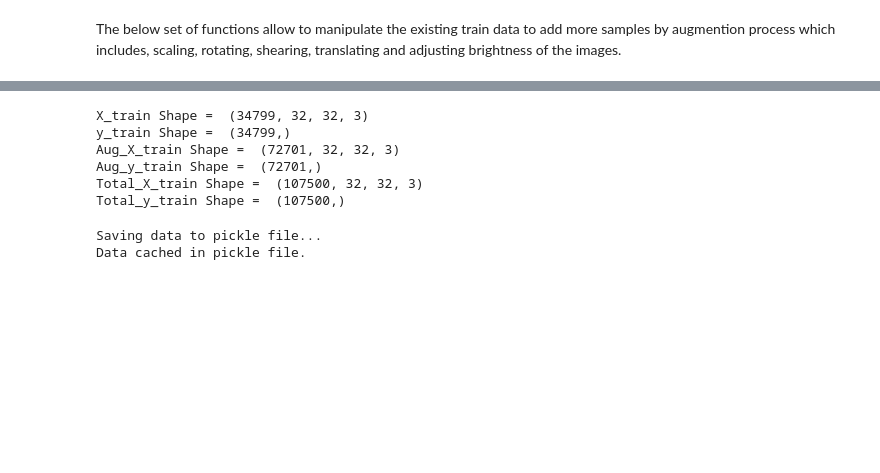
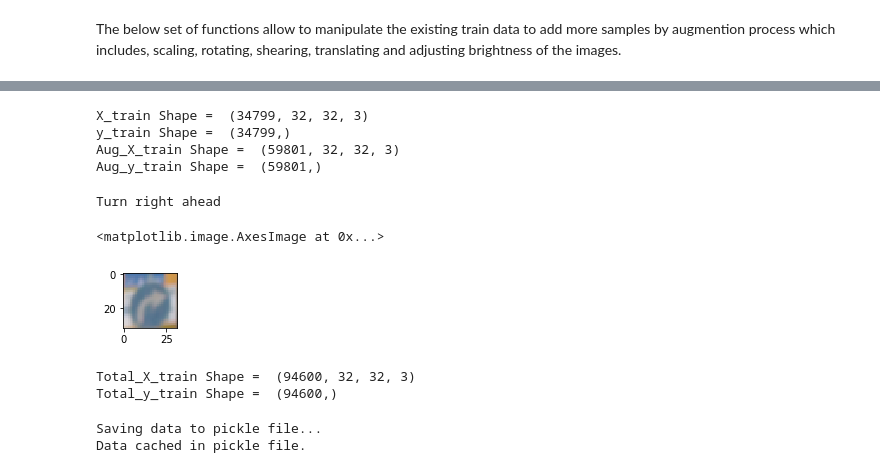
Before and after one commit to jonam85/CarND-Traffic-Sign-Classifier-Project, a Jupyter notebook: Traffic_Sign_Classifier.ipynb, the cells around one changed output, grey strips where cells are left out. Drawn from its saved outputs; the diff is of its cells as text; code cells hidden in the pictures; blank space fills up the shorter version.

```diff
--- a/Traffic_Sign_Classifier.ipynb
+++ b/Traffic_Sign_Classifier.ipynb
@@ -274,8 +301,8 @@ def Create_Augmented_Data(Train_Data, Label_Data, Num_Classes, Num_Samples):
 print("X_train Shape = ", X_train.shape)
 print("y_train Shape = ", y_train.shape)
 
-# Create Num_Samples number of samples minimum for each class with augmentation
-Num_Samples = 2500
+# Create Num_Samples number of samples minimum Num_Samples for each class with augmentation
+Num_Samples = 2200
 Num_Classes = len(list(set(y_train)))
 
 Create_Augmented_Data(X_train, y_train, Num_Classes, Num_Samples )
@@ -285,19 +312,36 @@ train_labels = np.array(train_labels)
 
 print("Aug_X_train Shape = ", train_features.shape)
 print("Aug_y_train Shape = ", train_labels.shape)
-
-train_features = np.array(np.concatenate([X_train, train_features]))
-train_labels = np.array(np.concatenate([y_train, train_labels]))
-
-print("Total_X_train Shape = ", train_features.shape)
-print("Total_y_train Shape = ", train_labels.shape)
 # %% [output]
 X_train Shape =  (34799, 32, 32, 3)
 y_train Shape =  (34799,)
-Aug_X_train Shape =  (72701, 32, 32, 3)
-Aug_y_train Shape =  (72701,)
-Total_X_train Shape =  (107500, 32, 32, 3)
-Total_y_train Shape =  (107500,)
+Aug_X_train Shape =  (59801, 32, 32, 3)
+Aug_y_train Shape =  (59801,)
+# %%
+#Plot Random Augmented image
+
+# Get a random image to display
+index = random.randint(0, len(train_labels))
+image = train_features[index].squeeze()
+print(SignNames[train_labels[index]])
+
+# Display the random image
+plt.figure(figsize=(1,1))
+plt.imshow(image)
+# %% [output]
+Turn right ahead
+<matplotlib.image.AxesImage at 0x...>
+[figure, added]
+# %%
+#Append the Augmented Dataset to the available training set
+train_features = np.array(np.concatenate([X_train, train_features]))
+train_labels = np.array(np.concatenate([y_train, train_labels]))
+
+print("Total_X_train Shape = ", train_features.shape)
+print("Total_y_train Shape = ", train_labels.shape)
+# %% [output]
+Total_X_train Shape =  (94600, 32, 32, 3)
+Total_y_train Shape =  (94600,)
 # %%
 # Save the data for easy access
 pickle_file = 'train_aug.p'
```
Also changed, not shown: parts of 35 cells of this notebook, 30 other files.
